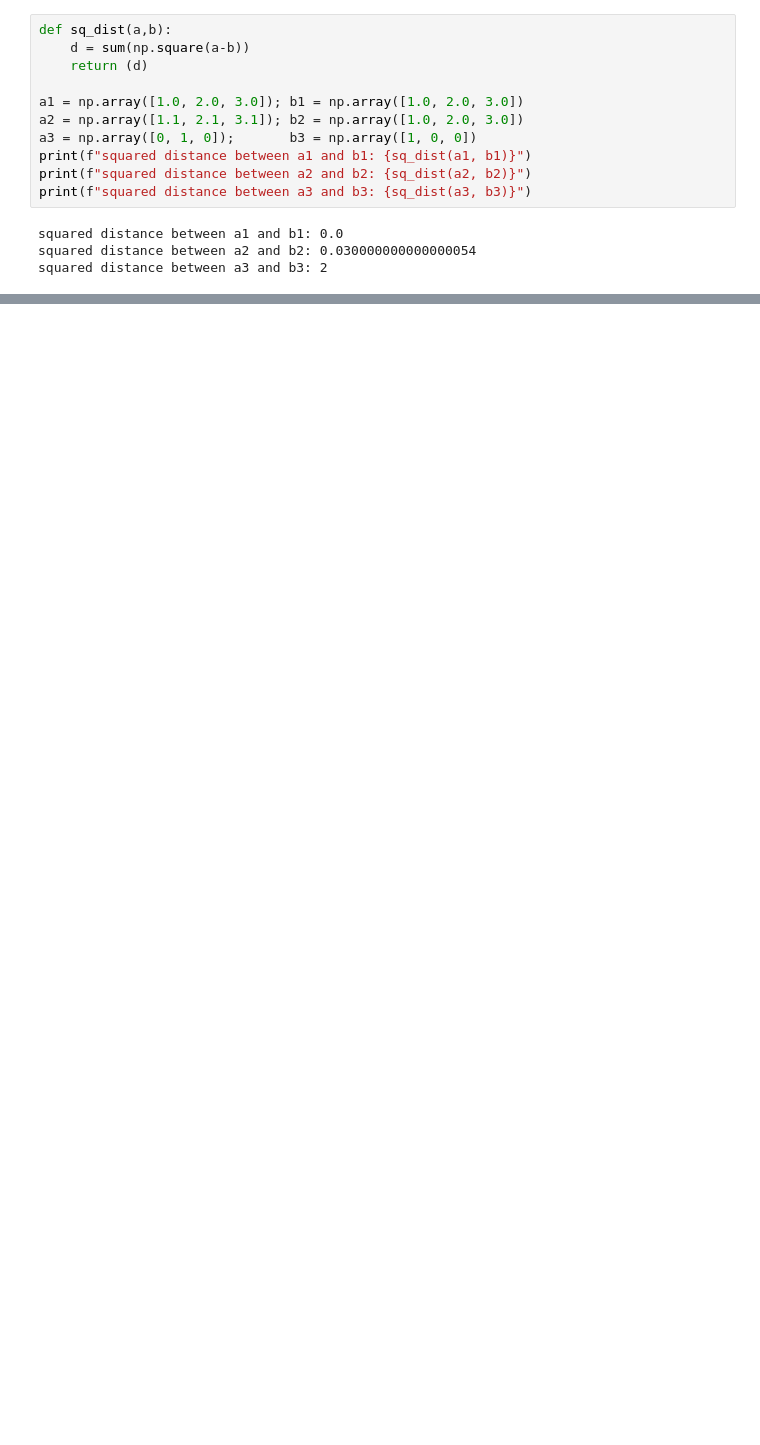
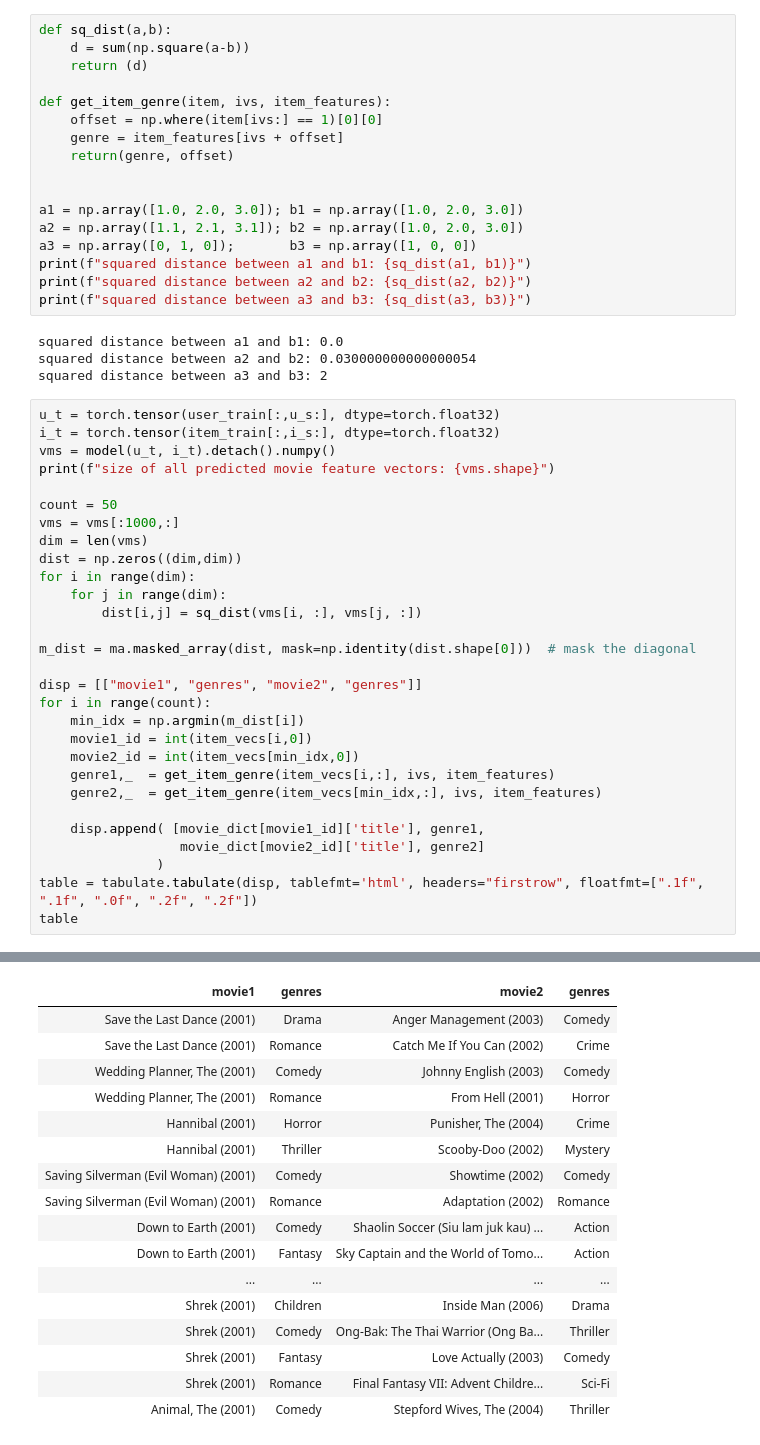
Before and after one commit to flybug/machine-learning-lab, a Jupyter notebook: recommender_system_nn.ipynb, the cells around one changed output, grey strips where cells are left out. Drawn from its saved outputs; the diff is of its cells as text; blank space fills up the shorter version.

```diff
--- a/recommender_system_nn.ipynb
+++ b/recommender_system_nn.ipynb
@@ -407,6 +409,12 @@ print_pred_movies(sorted_ypu, sorted_user, sorted_items, movie_dict, maxcount =
 def sq_dist(a,b):
     d = sum(np.square(a-b))
     return (d)
+
+def get_item_genre(item, ivs, item_features):
+    offset = np.where(item[ivs:] == 1)[0][0]
+    genre = item_features[ivs + offset]
+    return(genre, offset)
+
 
 a1 = np.array([1.0, 2.0, 3.0]); b1 = np.array([1.0, 2.0, 3.0])
 a2 = np.array([1.1, 2.1, 3.1]); b2 = np.array([1.0, 2.0, 3.0])
@@ -418,3 +426,33 @@ print(f"squared distance between a3 and b3: {sq_dist(a3, b3)}")
 squared distance between a1 and b1: 0.0
 squared distance between a2 and b2: 0.030000000000000054
 squared distance between a3 and b3: 2
+# %%
+u_t = torch.tensor(user_train[:,u_s:], dtype=torch.float32)
+i_t = torch.tensor(item_train[:,i_s:], dtype=torch.float32)
+vms = model(u_t, i_t).detach().numpy()
+print(f"size of all predicted movie feature vectors: {vms.shape}")
+
+count = 50
+vms = vms[:1000,:]
+dim = len(vms)
+dist = np.zeros((dim,dim))
+for i in range(dim):
+    for j in range(dim):
+        dist[i,j] = sq_dist(vms[i, :], vms[j, :])
+
+m_dist = ma.masked_array(dist, mask=np.identity(dist.shape[0]))  # mask the diagonal
+
+disp = [["movie1", "genres", "movie2", "genres"]]
+for i in range(count):
+    min_idx = np.argmin(m_dist[i])
+    movie1_id = int(item_vecs[i,0])
+    movie2_id = int(item_vecs[min_idx,0])
+    genre1,_  = get_item_genre(item_vecs[i,:], ivs, item_features)
+    genre2,_  = get_item_genre(item_vecs[min_idx,:], ivs, item_features)
+
+    disp.append( [movie_dict[movie1_id]['title'], genre1,
+                  movie_dict[movie2_id]['title'], genre2]
+               )
+table = tabulate.tabulate(disp, tablefmt='html', headers="firstrow", floatfmt=[".1f", ".1f", ".0f", ".2f", ".2f"])
+table
+# %% [output]
@@ -420,0 +460,17 @@ squared distance between a3 and b3: 2
+| movie1 | genres | movie2 | genres |
+| Save the Last Dance (2001) | Drama | Anger Management (2003) | Comedy |
+| Save the Last Dance (2001) | Romance | Catch Me If You Can (2002) | Crime |
+| Wedding Planner, The (2001) | Comedy | Johnny English (2003) | Comedy |
+| Wedding Planner, The (2001) | Romance | From Hell (2001) | Horror |
+| Hannibal (2001) | Horror | Punisher, The (2004) | Crime |
+| Hannibal (2001) | Thriller | Scooby-Doo (2002) | Mystery |
+| Saving Silverman (Evil Woman) (2001) | Comedy | Showtime (2002) | Comedy |
+| Saving Silverman (Evil Woman) (2001) | Romance | Adaptation (2002) | Romance |
+| Down to Earth (2001) | Comedy | Shaolin Soccer (Siu lam juk kau) ... | Action |
+| Down to Earth (2001) | Fantasy | Sky Captain and the World of Tomo... | Action |
+| ... | ... | ... | ... |
+| Shrek (2001) | Children | Inside Man (2006) | Drama |
+| Shrek (2001) | Comedy | Ong-Bak: The Thai Warrior (Ong Ba... | Thriller |
+| Shrek (2001) | Fantasy | Love Actually (2003) | Comedy |
+| Shrek (2001) | Romance | Final Fantasy VII: Advent Childre... | Sci-Fi |
+| Animal, The (2001) | Comedy | Stepford Wives, The (2004) | Thriller |
```
Also changed, not shown: parts of 2 cells of this notebook, 4 other files.
